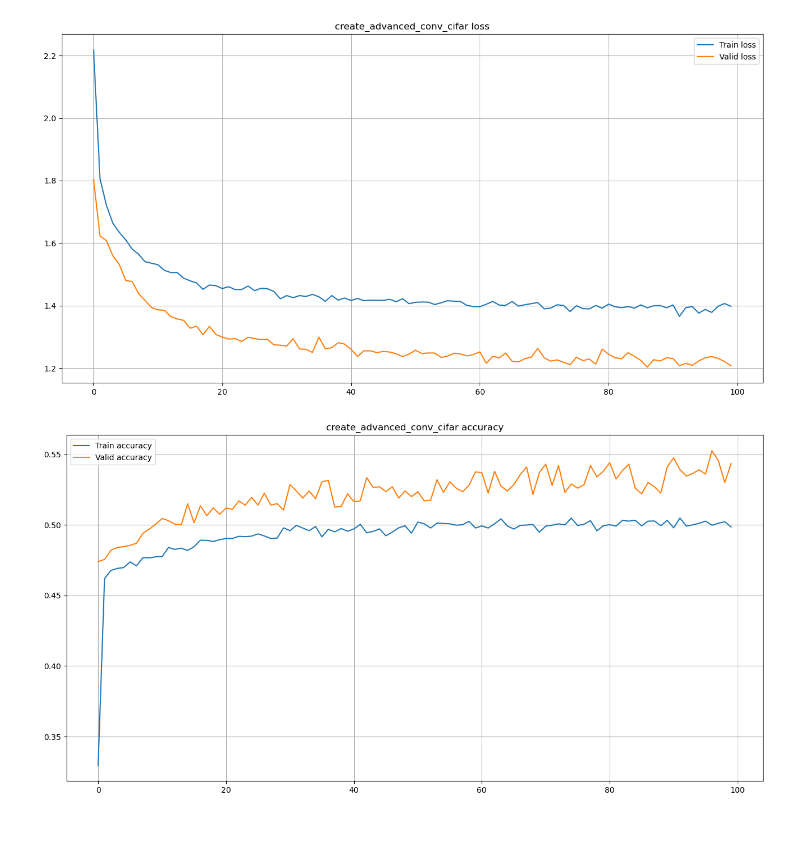
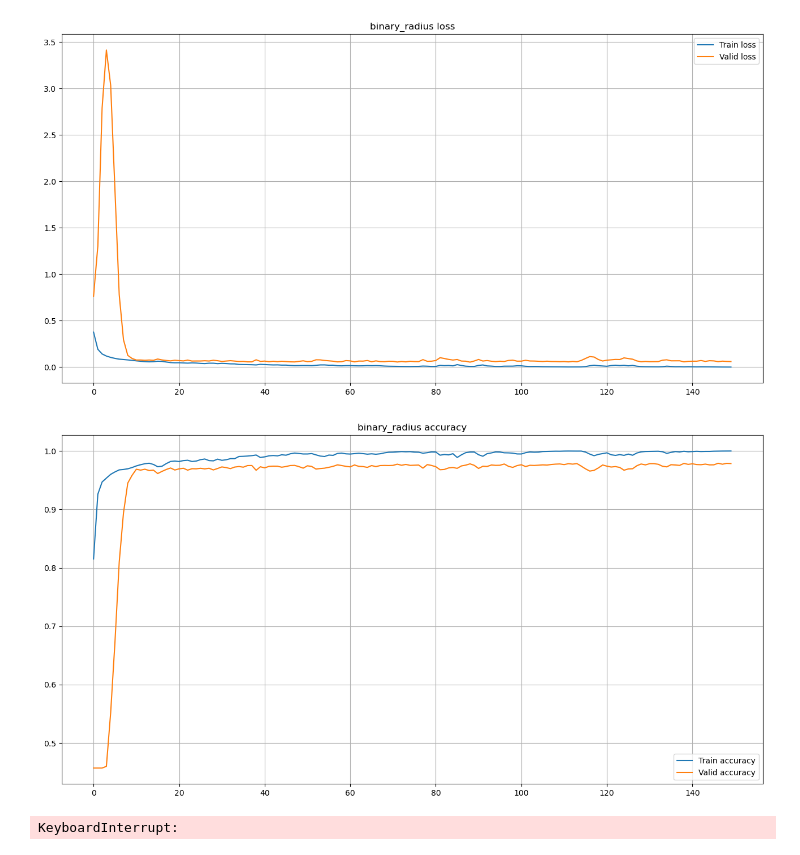
Before and after one commit to LicAiBeerLab/auto-robotics-design, a Jupyter notebook: testing_ground/sampler/classifier.ipynb, the cells around one changed output. Cells and saved outputs as stored; diff of their text form; code cells hidden in the pictures; blank space fills up the shorter version.

Commit message:
binary classification

```diff
--- a/testing_ground/sampler/classifier.ipynb
+++ b/testing_ground/sampler/classifier.ipynb
@@ -13,7 +13,7 @@ from sklearn.preprocessing import StandardScaler
 
 
 # Split the data into training and testing sets
-X_train, X_test, y_train, y_test = train_test_split(X, y, test_size=0.2, random_state=42)
+X_train, X_test, y_train, y_test = train_test_split(X, y, test_size=0.1, random_state=42)
 
 # Custom dataset class
 class CustomDataset(Dataset):
@@ -151,7 +151,7 @@ def whole_train_valid_cycle(
     train_loss_history, valid_loss_history = [], []
     train_accuracy_history, valid_accuracy_history = [], []
 
-    for epoch in range(100):
+    for epoch in range(200):
         train_loss, train_accuracy = train(
             model, train_loader, optimizer, loss_fn, device
         )
@@ -183,16 +183,22 @@ def main(func, threshold, title):
     train_dataset = CustomDataset(X_train, y_train)
     test_dataset = CustomDataset(X_test, y_test)
 
-    batch_size = 32
+    batch_size = 20480
     train_loader = DataLoader(train_dataset, batch_size=batch_size, shuffle=True)
     test_loader = DataLoader(test_dataset, batch_size=batch_size, shuffle=False)
 
     device = torch.device("cuda:0" if torch.cuda.is_available() else "cpu")
 
-    model = func(8,15).to(device)
+    model = func(8,2).to(device)
 
-    optimizer = Adam(model.parameters(), lr=1e-3)
+    optimizer = Adam(model.parameters(), lr=1e-4)
+    # Compute class weights
+    # class_sample_counts = np.bincount(y_train)
+    # class_weights = 1. / class_sample_counts
+    # weights = torch.tensor(class_weights, dtype=torch.float).to(device)
 
+    # # # Define the loss function with class weights
+    # loss_fn = nn.CrossEntropyLoss(weight=weights)
     loss_fn = nn.CrossEntropyLoss()
 
     whole_train_valid_cycle(
@@ -206,20 +212,29 @@ def create_model(n_inputs, n_outputs):
 
         nn.Linear(n_inputs, 32),
         nn.BatchNorm1d(32),
-        nn.Dropout(p=0.5),
+        nn.Dropout(p=0.),
         nn.LeakyReLU(),
-        nn.Linear(32, 64),
-        nn.BatchNorm1d(64),
-        nn.Dropout(p=0.5),
+        nn.Linear(32, 1024),
+        nn.BatchNorm1d(1024),
+        nn.Dropout(p=0.),
         nn.LeakyReLU(),
-        nn.Linear(64, 32),
-        nn.BatchNorm1d(32),
-        nn.Dropout(p=0.5),
+        nn.Linear(1024, 4096),
+        nn.BatchNorm1d(4096),
+        nn.Dropout(p=0.),
         nn.LeakyReLU(),
-        nn.Linear(32, n_outputs)
+        nn.Linear(4096, 4096),
+        nn.BatchNorm1d(4096),
+        nn.Dropout(p=0.),
+        nn.LeakyReLU(),
+        nn.Linear(4096, 1024),
+        nn.BatchNorm1d(1024),
+        nn.Dropout(p=0.),
+        nn.LeakyReLU(),
+        nn.Linear(1024, n_outputs)
     )
 # %%
-main(create_model, 0.9, 'create_advanced_conv_cifar')
+main(create_model, 0.99, 'binary_radius')
 # %% [output]
-[figure, old version]
+[figure, new version]
-[figure, old version]
+[figure, new version]
+KeyboardInterrupt:
```
Also changed, not shown: parts of 1 cell of this notebook, 4 other files.
